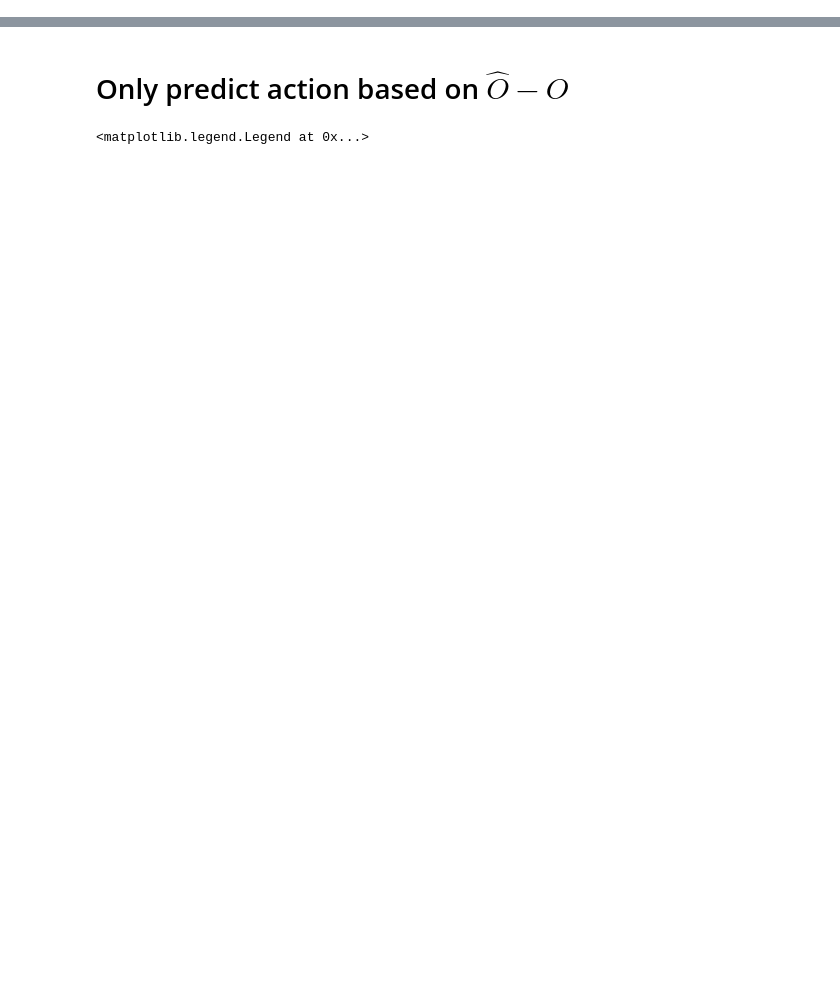
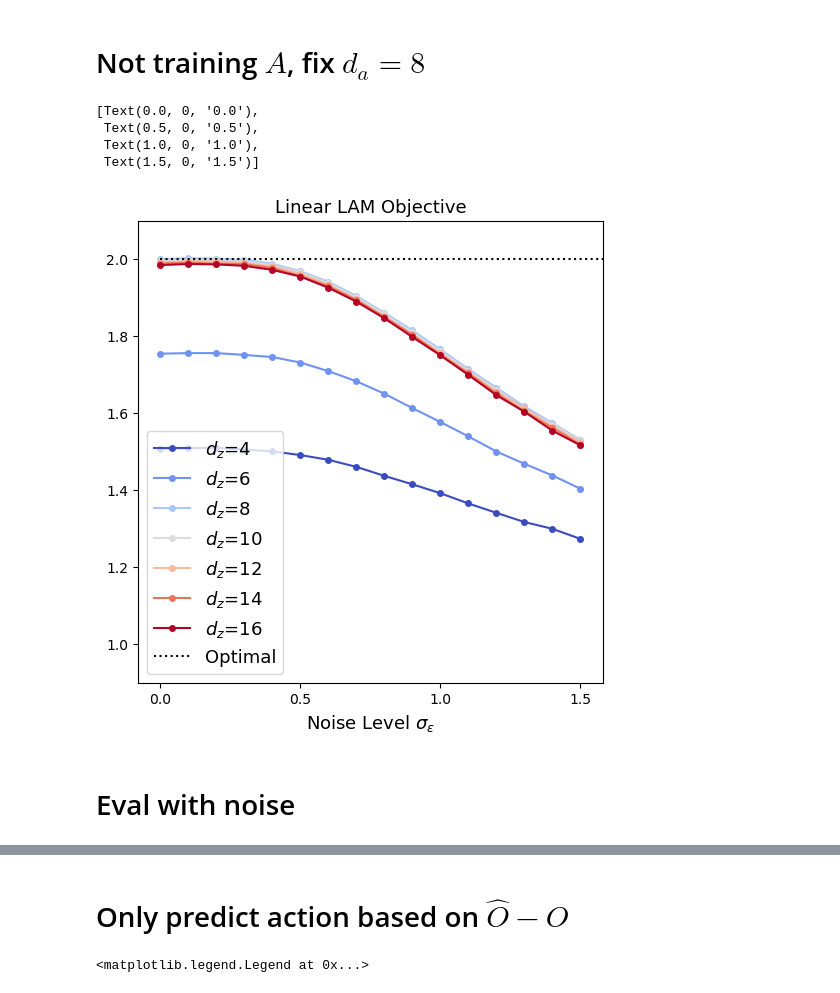
Before and after one commit to zhangchuheng123/LinearLAM, a Jupyter notebook: script20250319_new_4_2.ipynb, the cells around one changed output, grey strips where cells are left out. Cells and saved outputs as stored; diff of their text form; code cells hidden in the pictures; blank space fills up the shorter version.

```diff
--- a/script20250319_new_4_2.ipynb
+++ b/script20250319_new_4_2.ipynb
@@ -48,3 +48,45 @@ plt.legend(fontsize=13)
+# %% [markdown]
+# Not training $A$, fix $d_a=8$
+# %%
+import matplotlib.pyplot as plt
+from itertools import product
+import pandas as pd
+import numpy as np
+
+total_record = pd.read_csv('scripts/4_2_False_no_noise_new.csv', index_col=0)
+total_record = total_record.loc[total_record['iter'] == 10000]
+
+plt.figure(figsize=(6, 6))
+
+cmap = plt.get_cmap('coolwarm')
+norm = plt.Normalize(vmin=0, vmax=len(total_record.groupby('dz')) - 1)
+
+counter = 0
+for dz_value, group in total_record.groupby('dz'):
+    sorted_group = group.sort_values('sigma')
+    plt.plot(sorted_group['sigma'], - sorted_group['act_mse'] + sorted_group['obs_mse'] + sorted_group['noi_mse'] - dz_value * 0.002 + 0.016,
+        label=f'$d_z$={dz_value}', marker='o', markersize=4, color=cmap(norm(counter)))
+    counter += 1
+
+plt.plot([0, 2], [2, 2], 'k:', label='Optimal')
+
+plt.ylim([0.9, 2.1])
+plt.xlim([-0.08, 1.58])
+plt.title(r'Linear LAM Objective', fontsize=13)
+plt.xlabel('Noise Level $\sigma_\epsilon$', fontsize=13)
+plt.legend(fontsize=13, loc='lower left')
+
+ax = plt.gca()
+ax.set_xticks([0.0, 0.5, 1.0, 1.5])
+ax.set_xticklabels(['0.0', '0.5', '1.0', '1.5'])
+# %% [output]
+[Text(0.0, 0, '0.0'),
+ Text(0.5, 0, '0.5'),
+ Text(1.0, 0, '1.0'),
+ Text(1.5, 0, '1.5')]
+[figure, added]
+# %% [markdown]
+# Eval with noise
 # %%
 import matplotlib.pyplot as plt
 from itertools import product
```
Also changed, not shown: parts of 6 cells of this notebook, 11 other files.
